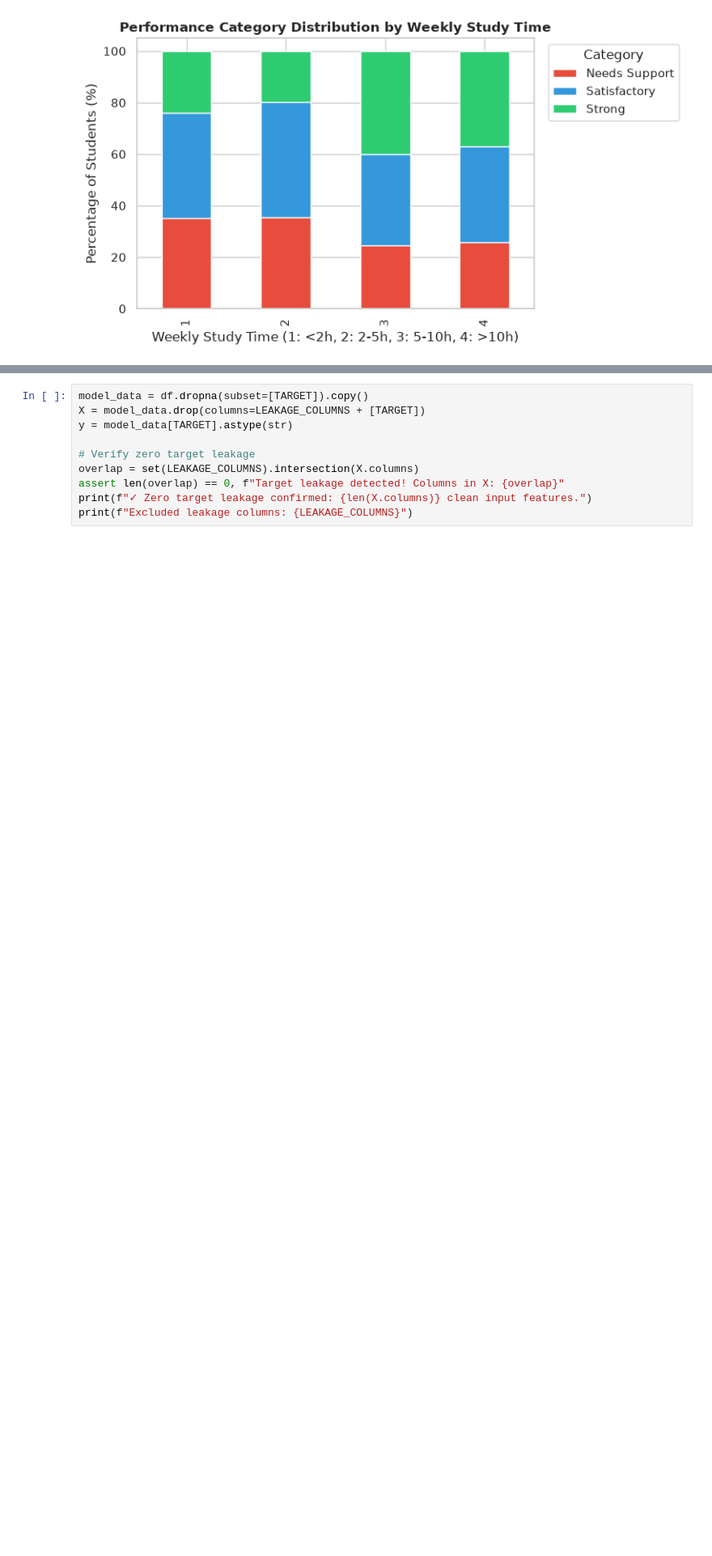
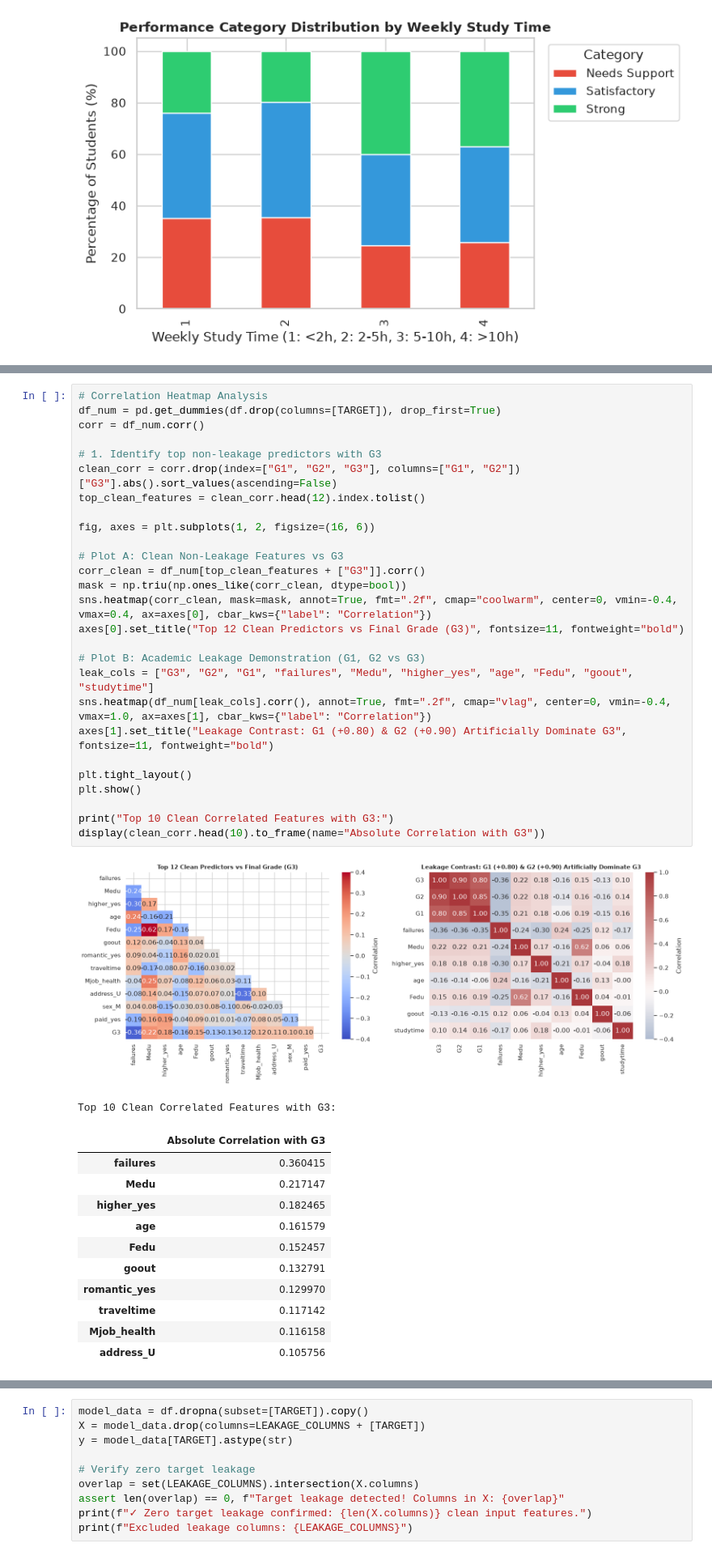
Before and after one commit to Alishan45/EduPredict, a Jupyter notebook: notebooks/EduPredict_Analysis.ipynb, the cells around one changed output, grey strips where cells are left out. Shown at 81% size. Saved outputs shown, nothing was run; the diff lists cells and outputs as text; blank space fills up the shorter version.

```diff
--- a/notebooks/EduPredict_Analysis.ipynb
+++ b/notebooks/EduPredict_Analysis.ipynb
@@ -210,3 +216,44 @@ plt.show()
+# %%
+# Correlation Heatmap Analysis
+df_num = pd.get_dummies(df.drop(columns=[TARGET]), drop_first=True)
+corr = df_num.corr()
+
+# 1. Identify top non-leakage predictors with G3
+clean_corr = corr.drop(index=["G1", "G2", "G3"], columns=["G1", "G2"])["G3"].abs().sort_values(ascending=False)
+top_clean_features = clean_corr.head(12).index.tolist()
+
+fig, axes = plt.subplots(1, 2, figsize=(16, 6))
+
+# Plot A: Clean Non-Leakage Features vs G3
+corr_clean = df_num[top_clean_features + ["G3"]].corr()
+mask = np.triu(np.ones_like(corr_clean, dtype=bool))
+sns.heatmap(corr_clean, mask=mask, annot=True, fmt=".2f", cmap="coolwarm", center=0, vmin=-0.4, vmax=0.4, ax=axes[0], cbar_kws={"label": "Correlation"})
+axes[0].set_title("Top 12 Clean Predictors vs Final Grade (G3)", fontsize=11, fontweight="bold")
+
+# Plot B: Academic Leakage Demonstration (G1, G2 vs G3)
+leak_cols = ["G3", "G2", "G1", "failures", "Medu", "higher_yes", "age", "Fedu", "goout", "studytime"]
+sns.heatmap(df_num[leak_cols].corr(), annot=True, fmt=".2f", cmap="vlag", center=0, vmin=-0.4, vmax=1.0, ax=axes[1], cbar_kws={"label": "Correlation"})
+axes[1].set_title("Leakage Contrast: G1 (+0.80) & G2 (+0.90) Artificially Dominate G3", fontsize=11, fontweight="bold")
+
+plt.tight_layout()
+plt.show()
+
+print("Top 10 Clean Correlated Features with G3:")
+display(clean_corr.head(10).to_frame(name="Absolute Correlation with G3"))
+# %% [output]
+[figure, added]
+Top 10 Clean Correlated Features with G3:
+|  | Absolute Correlation with G3 |
+| failures | 0.360415 |
+| Medu | 0.217147 |
+| higher_yes | 0.182465 |
+| age | 0.161579 |
+| Fedu | 0.152457 |
+| goout | 0.132791 |
+| romantic_yes | 0.129970 |
+| traveltime | 0.117142 |
+| Mjob_health | 0.116158 |
+| address_U | 0.105756 |
 # %% [markdown]
 ## 6. Target Leakage Prevention & Train/Test Split
 Target leakage occurs when features contain information about the target that would not be available when making real-time predictions:
```
Also changed, not shown: parts of 1 cell of this notebook, 5 other files.
